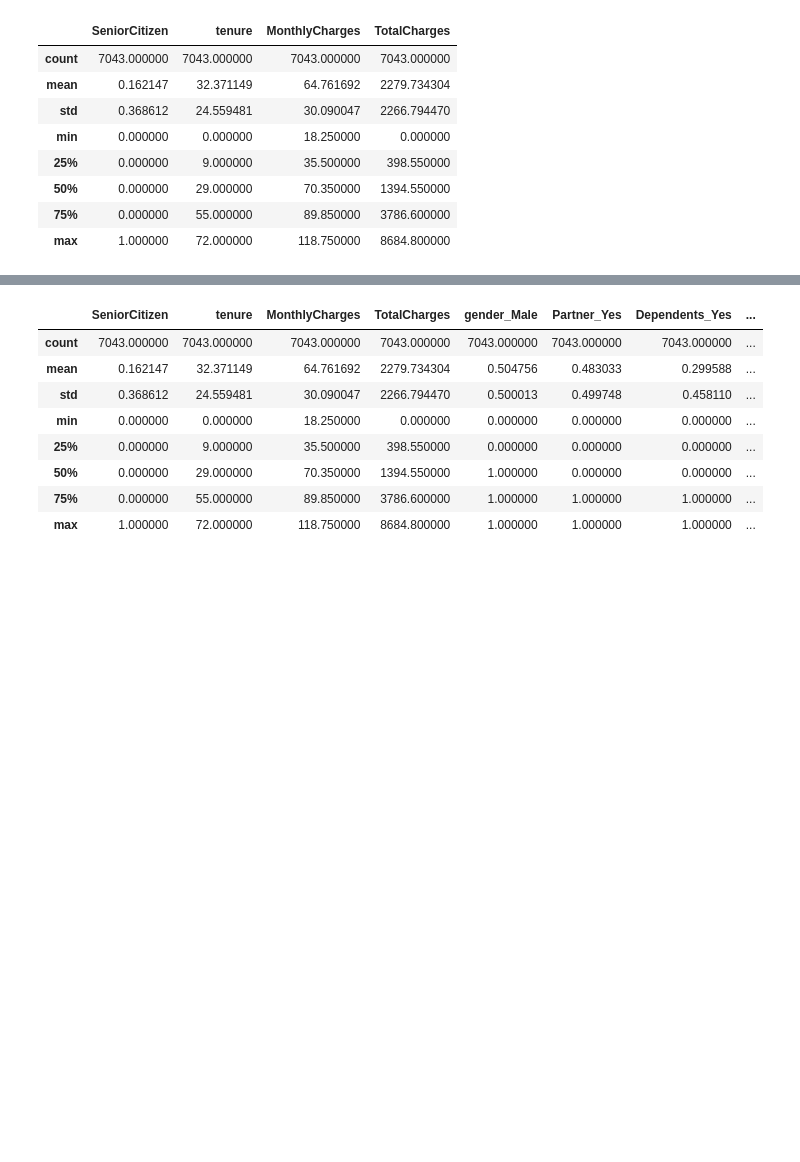
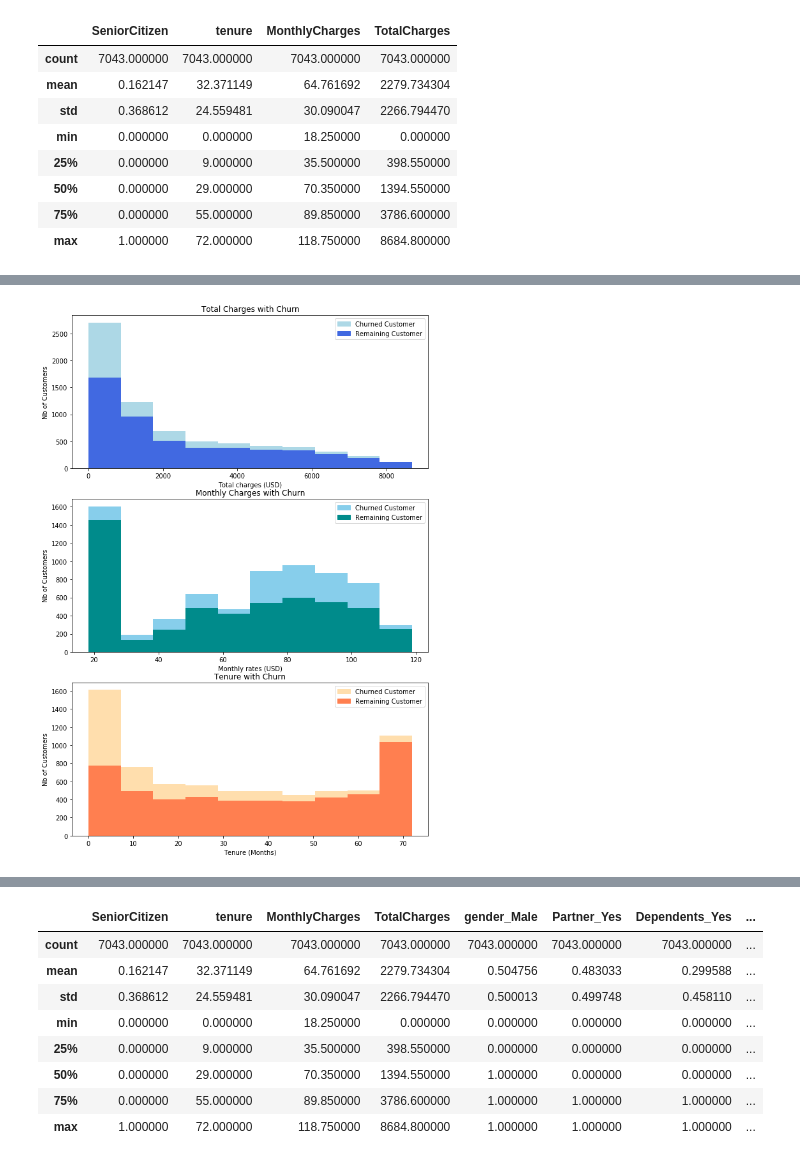
Before and after one commit to percevalve/test, a Jupyter notebook: Visualisation churn.ipynb, the cells around one changed output, grey strips where cells are left out. Cells and saved outputs as stored; diff of their text form; code cells hidden in the pictures; blank space fills up the shorter version.

```diff
--- a/Visualisation churn.ipynb
+++ b/Visualisation churn.ipynb
@@ -93,0 +234,33 @@ data.describe()
+# %%
+#Plotting including churn, there seems to be a highest churn for low tenure high monthly charges
+plt.figure(figsize=(10, 15))
+plt.subplot(3, 1, 1)
+plt.hist([data[data.Churn=="No"].TotalCharges,[data[data.Churn=="Yes"].TotalCharges]],color=["royalblue","lightblue"],stacked=True)
+plt.title('Total Charges with Churn')
+plt.ylabel('Nb of Customers')
+plt.xlabel('Total charges (USD)')
+churn_yes = mpatches.Patch(color='lightblue', label='Churned Customer')
+churn_no = mpatches.Patch(color='royalblue', label='Remaining Customer')
+plt.legend(handles=[churn_yes,churn_no])
+plt.subplot(3, 1, 2)
+plt.hist([data[data.Churn=="No"].MonthlyCharges,[data[data.Churn=="Yes"].MonthlyCharges]],color=["darkcyan","skyblue"],stacked=True)
+plt.title('Monthly Charges with Churn')
+plt.ylabel('Nb of Customers')
+plt.xlabel('Monthly rates (USD)')
+churn_yes = mpatches.Patch(color='skyblue', label='Churned Customer')
+churn_no = mpatches.Patch(color='darkcyan', label='Remaining Customer')
+plt.legend(handles=[churn_yes,churn_no])
+
+plt.subplot(3, 1, 3)
+plt.hist([data[data.Churn=="No"].tenure,[data[data.Churn=="Yes"].tenure]],color=["coral","navajowhite"],stacked=True)
+plt.title('Tenure with Churn')
+plt.ylabel('Nb of Customers')
+plt.xlabel('Tenure (Months)')
+churn_yes = mpatches.Patch(color='navajowhite', label='Churned Customer')
+churn_no = mpatches.Patch(color='coral', label='Remaining Customer')
+plt.legend(handles=[churn_yes,churn_no])
+plt.show()
+
+plt.show()
+# %% [output]
+[figure, added]
```
Also changed, not shown: parts of 29 cells of this notebook.
